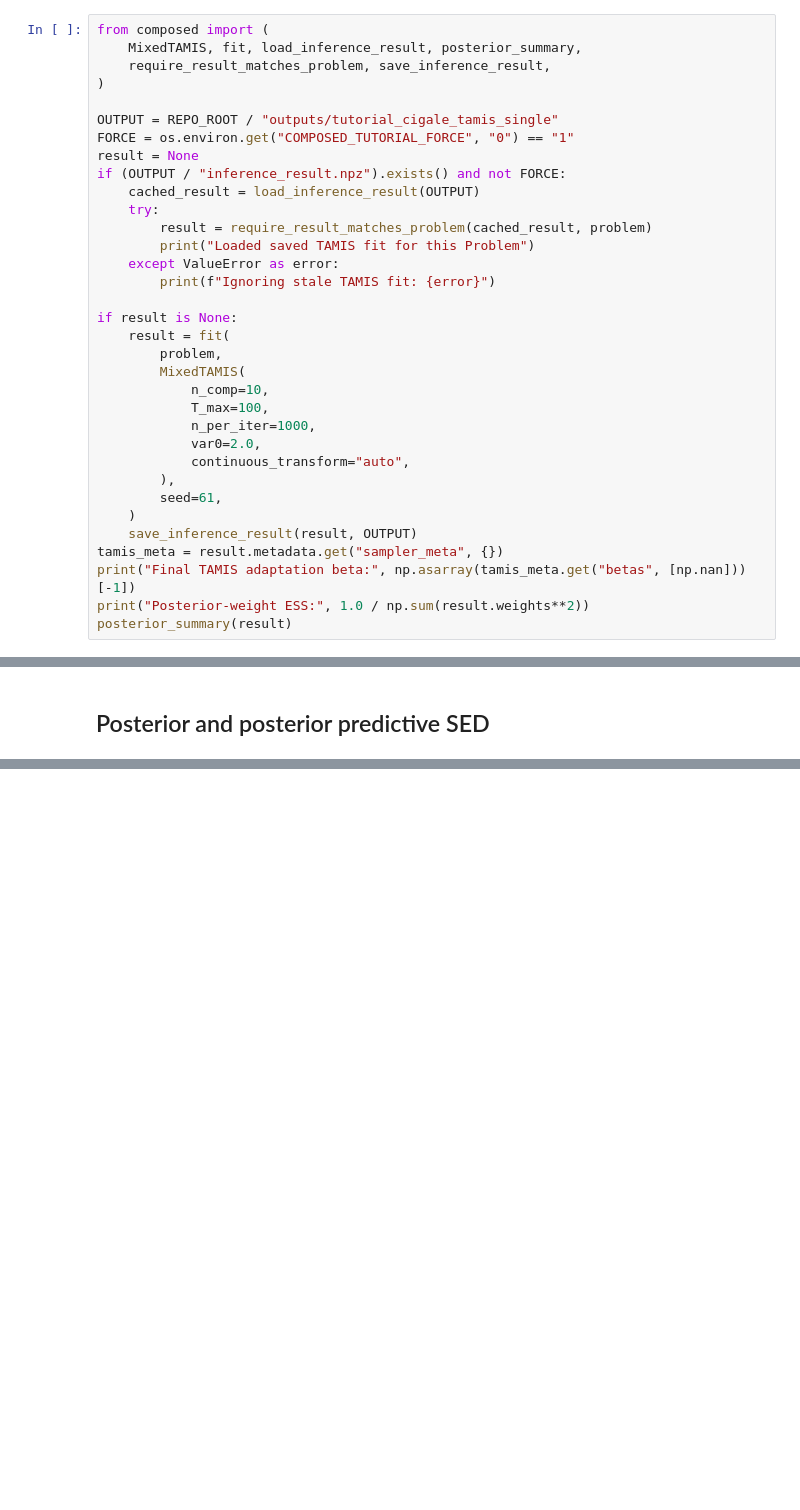
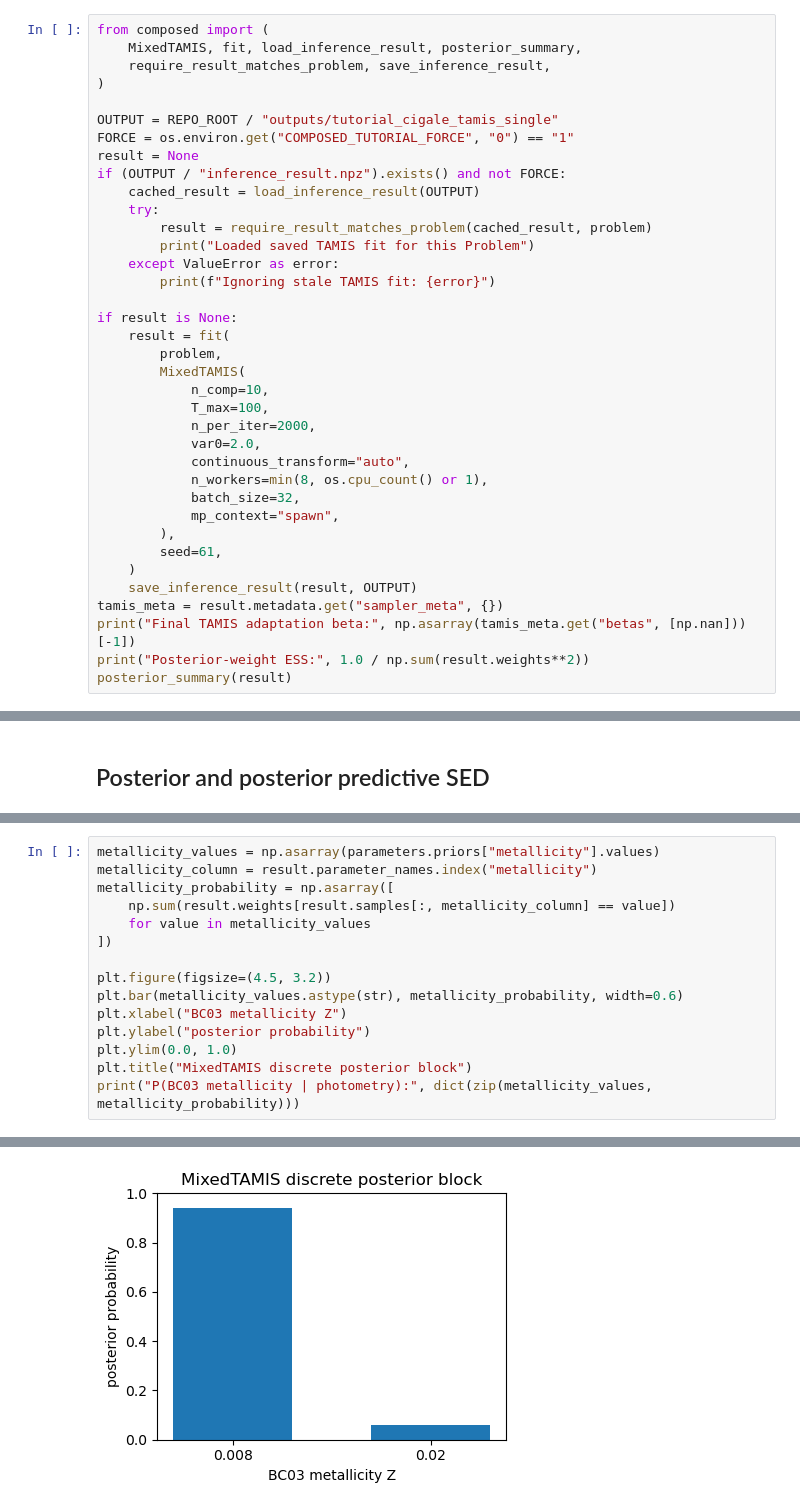
Before and after one commit to gregoireaufort/CompoSED, a Jupyter notebook: notebooks/tutorials/03_cigale_tamis_single_galaxy.ipynb, the cells around one changed output, grey strips where cells are left out. Drawn from its saved outputs; the diff is of its cells as text; blank space fills up the shorter version.

```diff
--- a/notebooks/tutorials/03_cigale_tamis_single_galaxy.ipynb
+++ b/notebooks/tutorials/03_cigale_tamis_single_galaxy.ipynb
@@ -104,9 +135,12 @@ if result is None:
         MixedTAMIS(
             n_comp=10,
             T_max=100,
-            n_per_iter=1000,
+            n_per_iter=2000,
             var0=2.0,
             continuous_transform="auto",
+            n_workers=min(8, os.cpu_count() or 1),
+            batch_size=32,
+            mp_context="spawn",
         ),
         seed=61,
     )
@@ -128,0 +188,16 @@ plot_posterior_predictive(result, problem, n_draw=150, seed=62)
+# %%
+metallicity_values = np.asarray(parameters.priors["metallicity"].values)
+metallicity_column = result.parameter_names.index("metallicity")
+metallicity_probability = np.asarray([
+    np.sum(result.weights[result.samples[:, metallicity_column] == value])
+    for value in metallicity_values
+])
+
+plt.figure(figsize=(4.5, 3.2))
+plt.bar(metallicity_values.astype(str), metallicity_probability, width=0.6)
+plt.xlabel("BC03 metallicity Z")
+plt.ylabel("posterior probability")
+plt.ylim(0.0, 1.0)
+plt.title("MixedTAMIS discrete posterior block")
+print("P(BC03 metallicity | photometry):", dict(zip(metallicity_values, metallicity_probability)))
+# %% [output]
@@ -129,3 +205,4 @@ plot_posterior_predictive(result, problem, n_draw=150, seed=62)
+[figure, added]
 # %%
 from composed import derive_sfh_quantities
 
```
Also changed, not shown: parts of 8 cells of this notebook, 12 other files.
